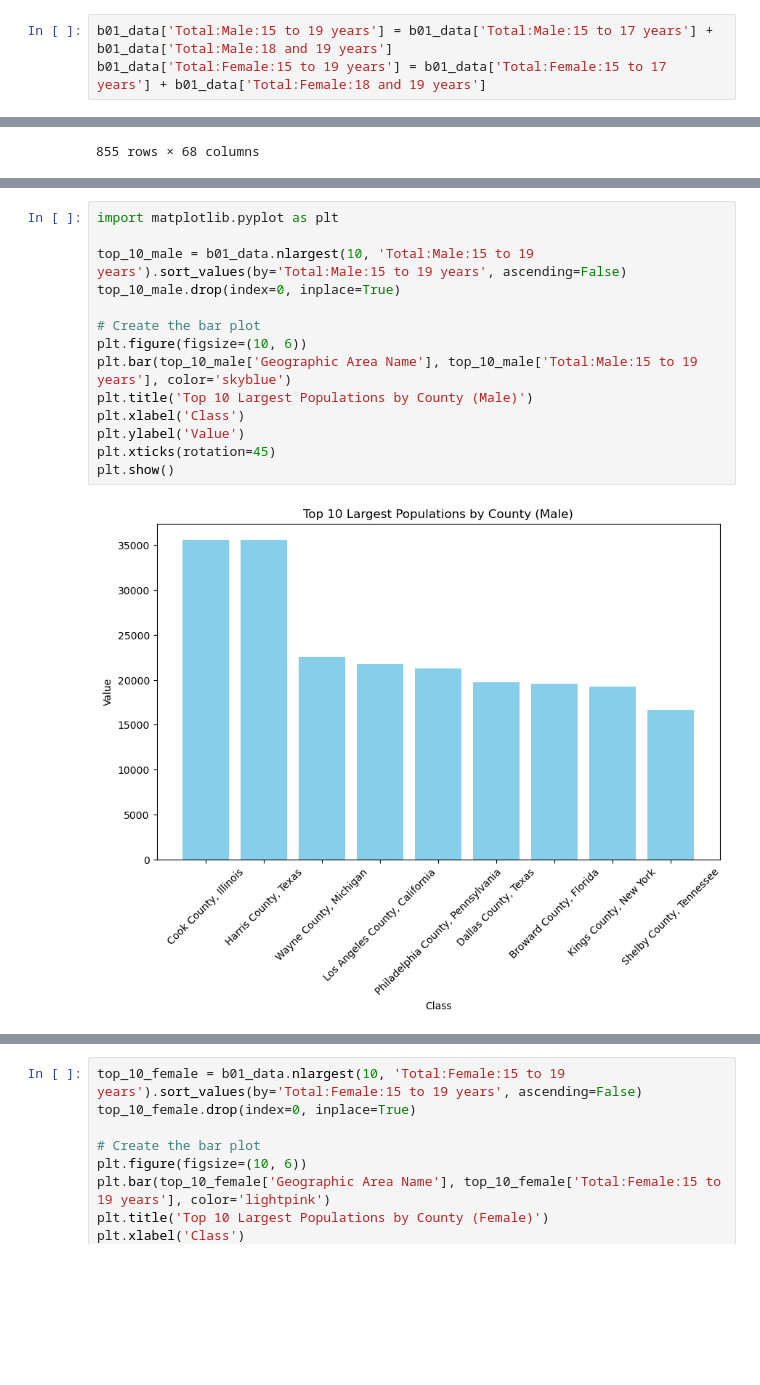
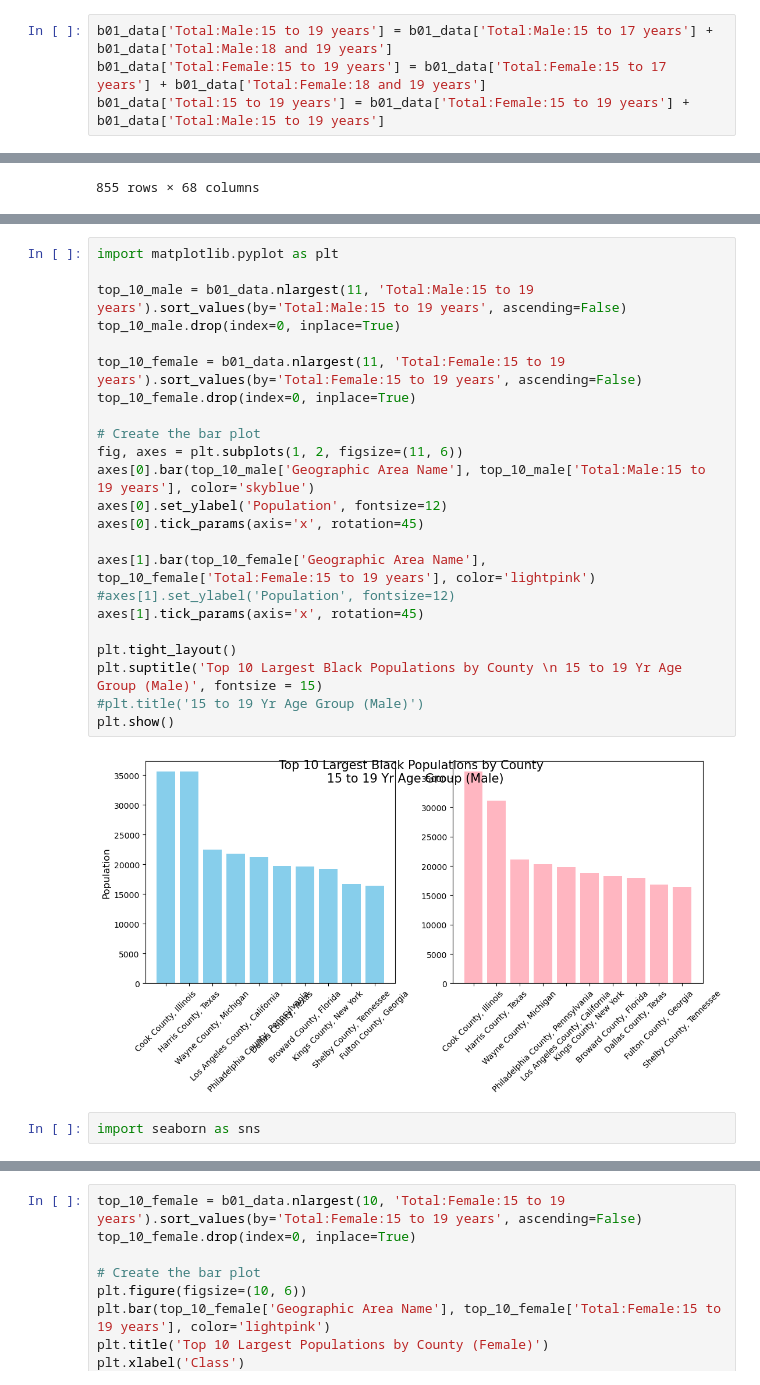
Before and after one commit to DanielOsuoha/Data-For-Good, a Jupyter notebook: eda.ipynb, the cells around one changed output, grey strips where cells are left out. Saved outputs shown, nothing was run; the diff lists cells and outputs as text; blank space fills up the shorter version.

Commit message:
Added plots data. EDA for more data

```diff
--- a/eda.ipynb
+++ b/eda.ipynb
@@ -98,3 +99,4 @@ Index(['Geography', 'Geographic Area Name', 'Total:', 'ErrorTotal:',
 # %%
 b01_data['Total:Male:15 to 19 years'] = b01_data['Total:Male:15 to 17 years'] + b01_data['Total:Male:18 and 19 years']
 b01_data['Total:Female:15 to 19 years'] = b01_data['Total:Female:15 to 17 years'] + b01_data['Total:Female:18 and 19 years']
+b01_data['Total:15 to 19 years'] = b01_data['Total:Female:15 to 19 years'] + b01_data['Total:Male:15 to 19 years']
@@ -121,16 +175,27 @@ b01_data.sort_values(by='Total:Male:15 to 19 years', ascending=False)
 # %%
 import matplotlib.pyplot as plt
 
-top_10_male = b01_data.nlargest(10, 'Total:Male:15 to 19 years').sort_values(by='Total:Male:15 to 19 years', ascending=False)
+top_10_male = b01_data.nlargest(11, 'Total:Male:15 to 19 years').sort_values(by='Total:Male:15 to 19 years', ascending=False)
 top_10_male.drop(index=0, inplace=True)
 
+top_10_female = b01_data.nlargest(11, 'Total:Female:15 to 19 years').sort_values(by='Total:Female:15 to 19 years', ascending=False)
+top_10_female.drop(index=0, inplace=True)
+
 # Create the bar plot
-plt.figure(figsize=(10, 6))
-plt.bar(top_10_male['Geographic Area Name'], top_10_male['Total:Male:15 to 19 years'], color='skyblue')
-plt.title('Top 10 Largest Populations by County (Male)')
-plt.xlabel('Class')
-plt.ylabel('Value')
-plt.xticks(rotation=45)
+fig, axes = plt.subplots(1, 2, figsize=(11, 6))
+axes[0].bar(top_10_male['Geographic Area Name'], top_10_male['Total:Male:15 to 19 years'], color='skyblue')
+axes[0].set_ylabel('Population', fontsize=12)
+axes[0].tick_params(axis='x', rotation=45)
+
+axes[1].bar(top_10_female['Geographic Area Name'], top_10_female['Total:Female:15 to 19 years'], color='lightpink')
+#axes[1].set_ylabel('Population', fontsize=12)
+axes[1].tick_params(axis='x', rotation=45)
+
+plt.tight_layout()
+plt.suptitle('Top 10 Largest Black Populations by County \n 15 to 19 Yr Age Group (Male)', fontsize = 15)
+#plt.title('15 to 19 Yr Age Group (Male)')
 plt.show()
 # %% [output]
-[figure, old version]
+[figure, new version]
+# %%
+import seaborn as sns
```
Also changed, not shown: parts of 24 cells of this notebook, 4 other files.
